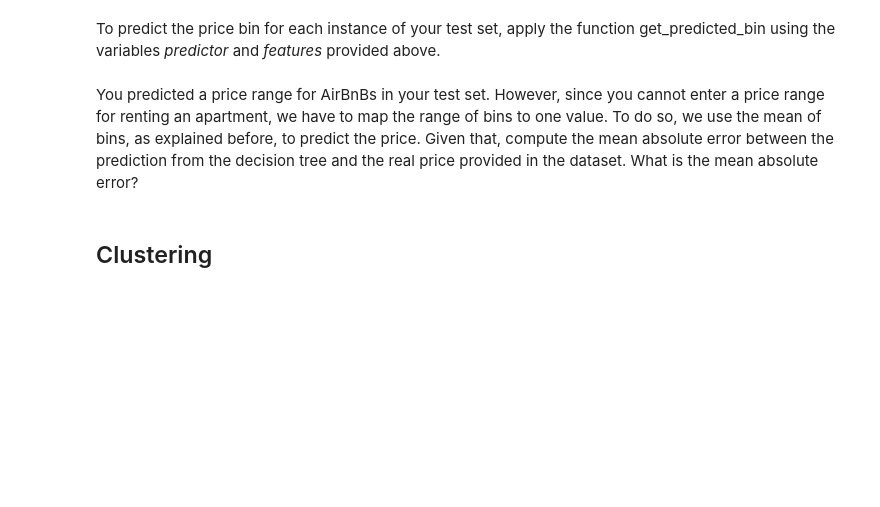
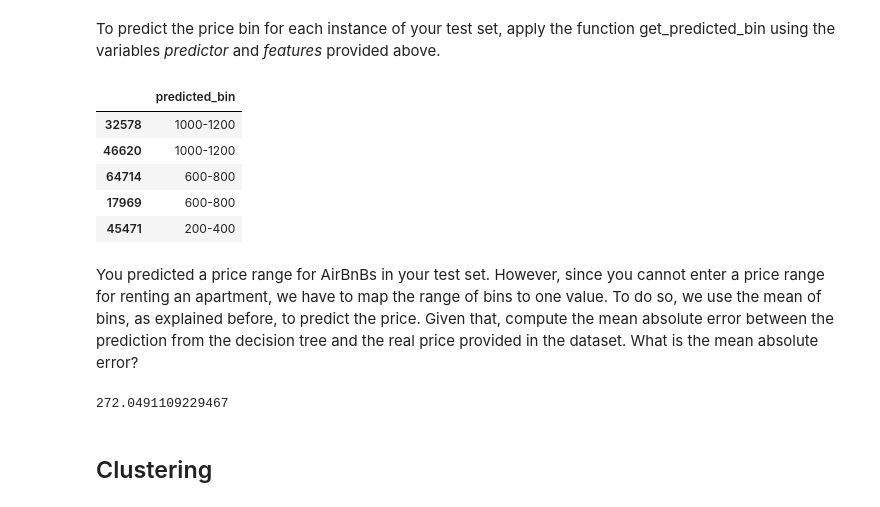
Before and after one commit to CodingTil/2022_23---Introduction-to-Data-Science---Exercises, a Jupyter notebook: assignment_1/assignment_1.ipynb, the cells around one changed output. Cells and saved outputs as stored; diff of their text form; code cells hidden in the pictures; blank space fills up the shorter version.

```diff
--- a/assignment_1/assignment_1.ipynb
+++ b/assignment_1/assignment_1.ipynb
@@ -423,9 +465,32 @@ We add the attribute "Price_Bins" using the discretization mentioned above for e
 Consider the extended dataset from the previous task. Use 'number rooms,' 'room type,' and 'neighborhood group' as descriptive features and "Price_Bins" as the target feature. Create a test and training set like before.
 # %%
 # Your answer goes here
+# set descriptive and target features
+columns = airbnb_cleaned[["number rooms", "neighborhood group", "room type", "Price_Bins"]].columns
+descriptive_features = columns[:-1]
+label = columns[-1]
+
+#Converting all the columns to string
+for column in descriptive_features:
+    airbnb_cleaned[column] = airbnb_cleaned[column].astype(str)
+airbnb_cleaned[label] = airbnb_cleaned[label].astype(str)
+
+data_descriptive = airbnb_cleaned[descriptive_features].values
+data_label = airbnb_cleaned[label].values
+
+# create a test and training set
+X_train, X_test, y_train, y_test = train_test_split(airbnb_cleaned[descriptive_features], airbnb_cleaned[label], test_size=0.05, random_state=42)
 # %% [markdown]
 Generate a decision tree in which the minimum number of samples for splitting is ten and use entropy. What is the system's entropy?
 
 Note: For this task, you must use the p_decision_tree library.
 # %%
 # Your answer goes here
+# create decision tree classifier. minimum number of samples for splitting is ten, use entropy
+decisionTree = DecisionTree(data_descriptive.tolist(), descriptive_features.tolist(), data_label.tolist(), "entropy")
+decisionTree.id3(0, 10)
+
+print("System entropy: ", decisionTree.entropy)
+print("System gini: ", format(decisionTree.gini))
+
+dot = decisionTree.print_visualTree( render=True )
@@ -530,10 +613,32 @@ features = get_prediction_features(predictor)
 To predict the price bin for each instance of your test set, apply the function get_predicted_bin using the variables *predictor* and *features* provided above.
 # %%
 # Your answer goes here
+# apply get_predicted_bin on test set using variables predictor and features. set as column "predicted_bin" in new data frame y_pred
+y_pred = X_test.apply(get_predicted_bin, axis=1, args=(features, predictor))
+y_pred = pd.DataFrame(y_pred, columns=["predicted_bin"])
+y_pred.head()
+# %% [output]
+|  | predicted_bin |
+| 32578 | 1000-1200 |
+| 46620 | 1000-1200 |
+| 64714 | 600-800 |
+| 17969 | 600-800 |
+| 45471 | 200-400 |
 # %% [markdown]
 You predicted a price range for AirBnBs in your test set. However, since you cannot enter a price range for renting an apartment, we have to map the range of bins to one value. To do so, we use the mean of bins, as explained before, to predict the price. Given that, compute the mean absolute error between the prediction from the decision tree and the real price provided in the dataset. What is the mean absolute error?
 # %%
 # Your answer goes here
+# add column "predicted" to y_pred based on mean of the price bin
+y_pred["predicted"] = y_pred["predicted_bin"].apply(lambda x: (int(x.split("-")[0]) + int(x.split("-")[1])) / 2)
+y_pred.head()
+
+# lookup correct prices in airbnb_cleaned from index of y_pred
+y_pred["correct"] = airbnb_cleaned.iloc[y_pred.index]["price"]
+
+# compute mean absolute error
+mean_absolute_error(y_pred["correct"], y_pred["predicted"])
+# %% [output]
+272.0491109229467
 # %% [markdown]
 ## Clustering
 # %% [markdown]
```
Also changed, not shown: parts of 16 cells of this notebook, 1 other file.
